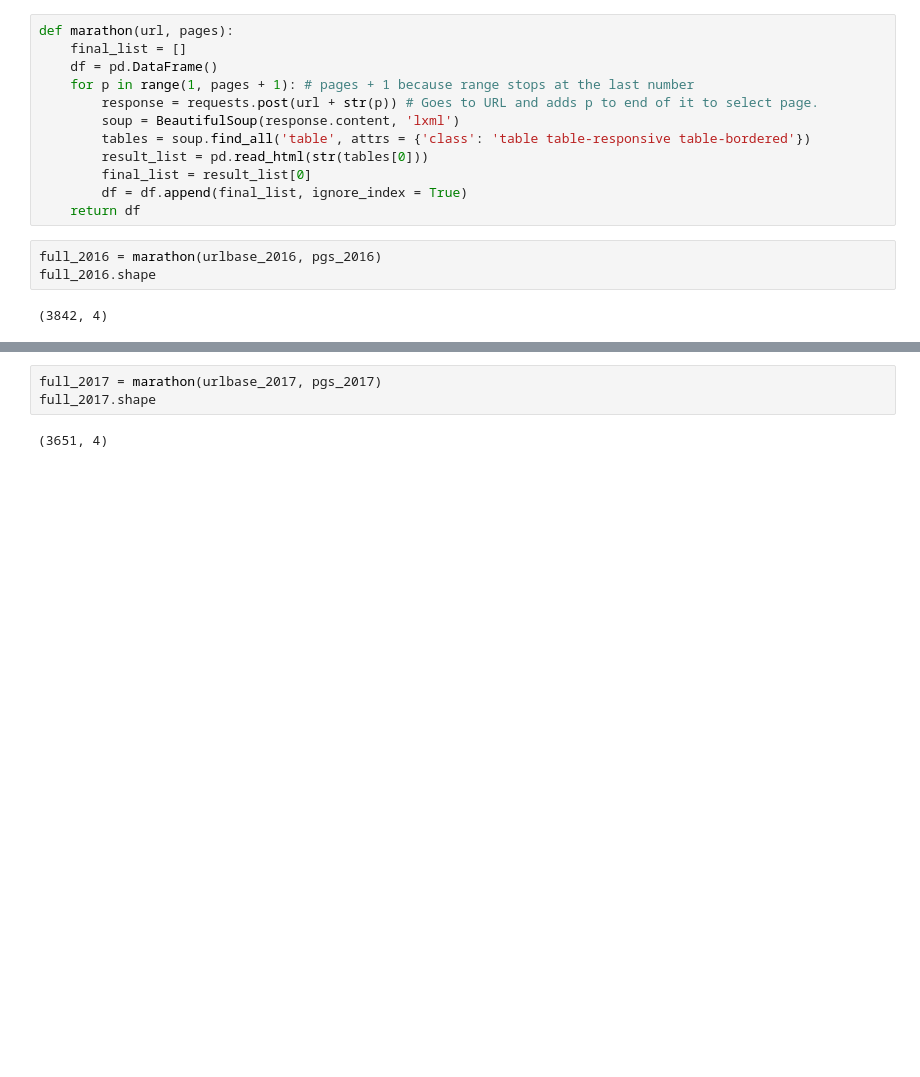
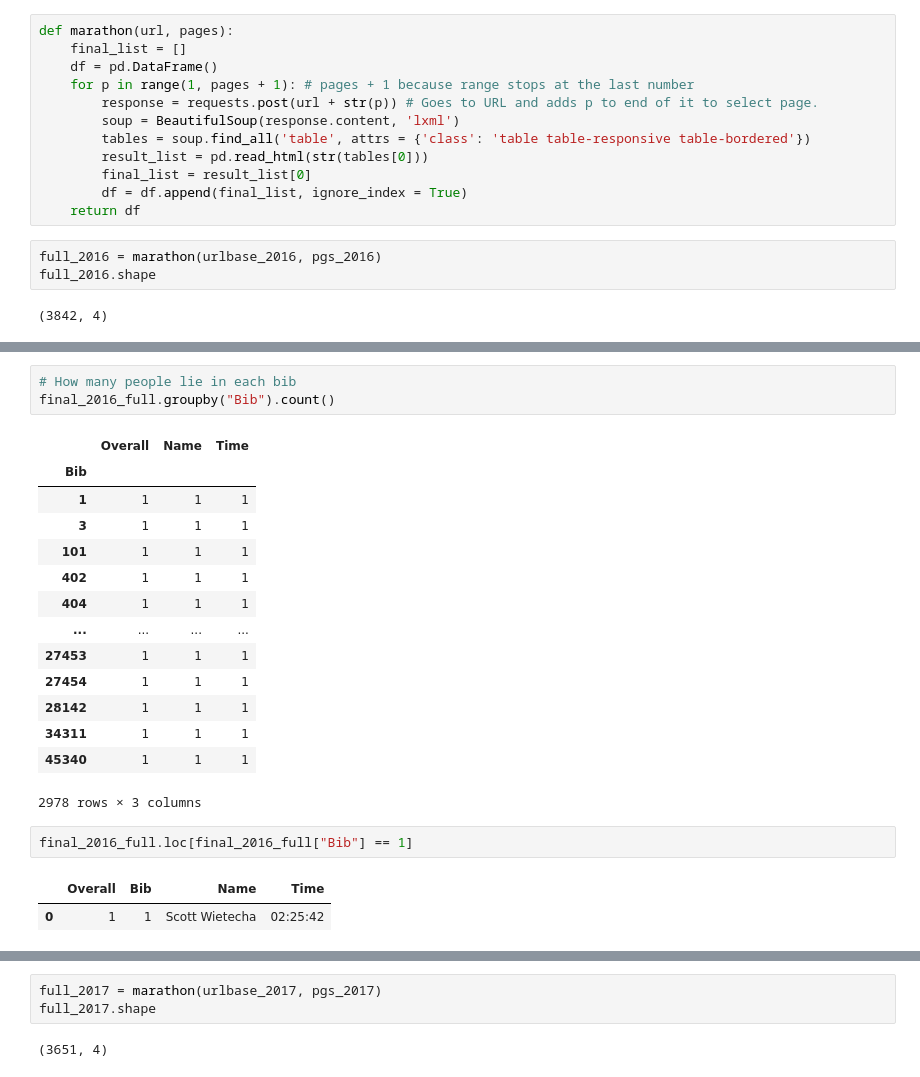
Before and after one commit to abcarlisle22/web-scraping-marathon-data-abcarlisle22, a Jupyter notebook: Untitled.ipynb, the cells around one changed output, grey strips where cells are left out. Drawn from its saved outputs; the diff is of its cells as text; blank space fills up the shorter version.

```diff
--- a/Untitled.ipynb
+++ b/Untitled.ipynb
@@ -40,0 +114,23 @@ full_2016.shape
+# %%
+# How many people lie in each bib
+final_2016_full.groupby("Bib").count()
+# %% [output]
+|  | Overall | Name | Time |
+| Bib |  |  |  |
+| 1 | 1 | 1 | 1 |
+| 3 | 1 | 1 | 1 |
+| 101 | 1 | 1 | 1 |
+| 402 | 1 | 1 | 1 |
+| 404 | 1 | 1 | 1 |
+| ... | ... | ... | ... |
+| 27453 | 1 | 1 | 1 |
+| 27454 | 1 | 1 | 1 |
+| 28142 | 1 | 1 | 1 |
+| 34311 | 1 | 1 | 1 |
+| 45340 | 1 | 1 | 1 |
+2978 rows × 3 columns
+# %%
+final_2016_full.loc[final_2016_full["Bib"] == 1]
+# %% [output]
+|  | Overall | Bib | Name | Time |
+| 0 | 1 | 1 | Scott Wietecha | 02:25:42 |
```
Also changed, not shown: parts of 13 cells of this notebook.
